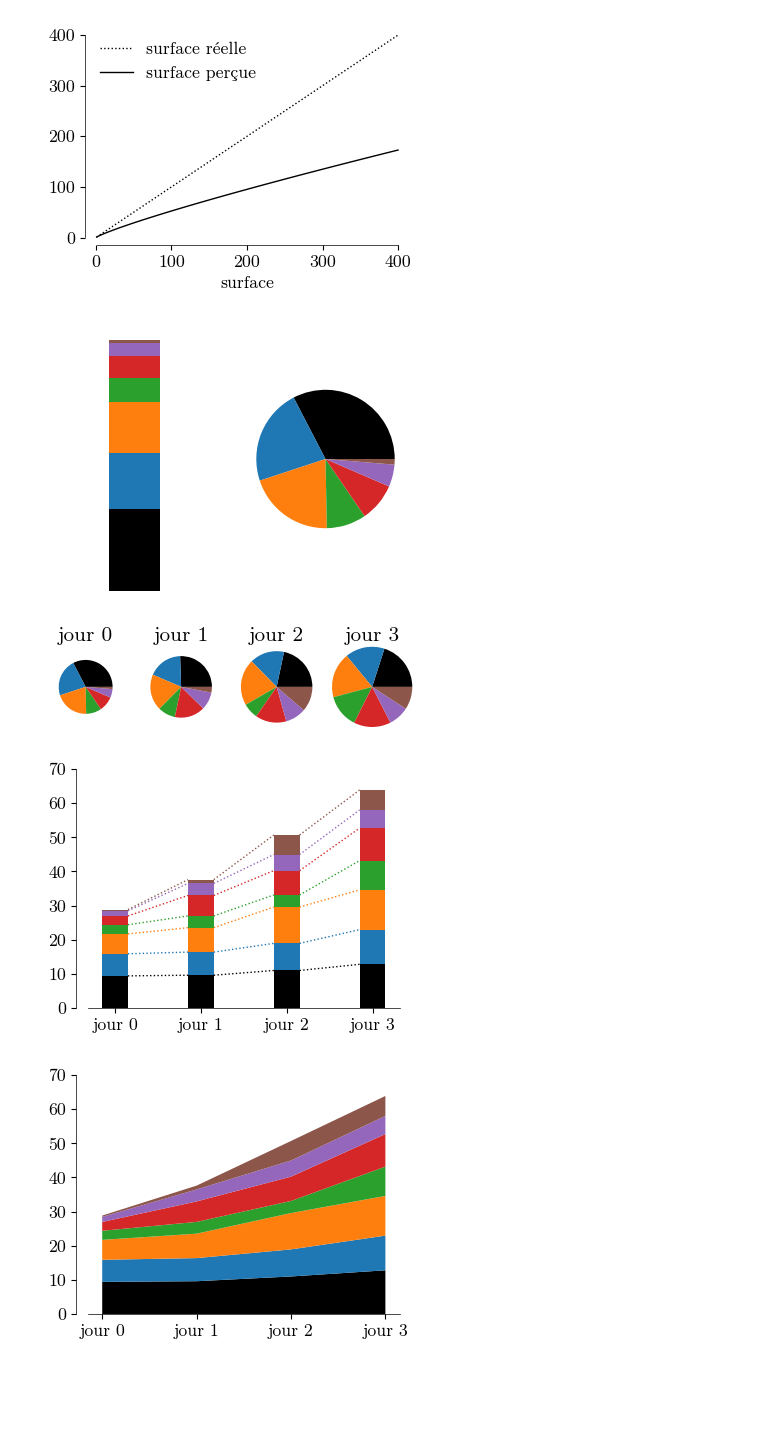
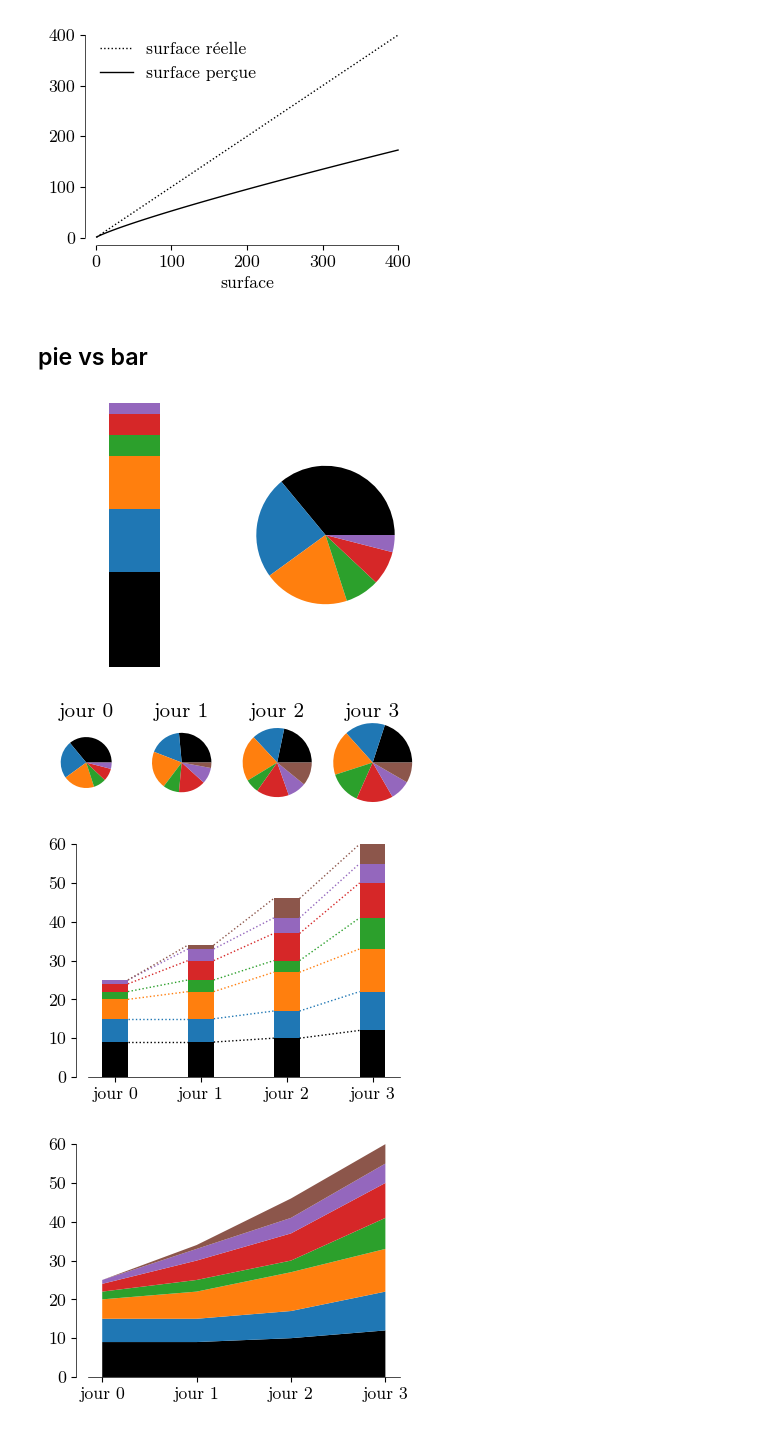
Before and after one commit to ninivert/abradatabra, a Jupyter notebook: graphs/comic1/comic1.ipynb, the cells around one changed output. Drawn from its saved outputs; the diff is of its cells as text; code cells hidden in the pictures; blank space fills up the shorter version.

```diff
--- a/graphs/comic1/comic1.ipynb
+++ b/graphs/comic1/comic1.ipynb
@@ -209,12 +211,15 @@ fig.savefig('fig10.png', transparent=True)
 fig.savefig('fig10.svg', transparent=True)
 # %% [output]
 [figure]
+# %% [markdown]
+## pie vs bar
 # %%
 np.random.seed(0)
 x = np.empty((4, 7))
 x[0, :] = np.sort(np.random.lognormal(size=7))[::-1]
 for idx in range(1, x.shape[0]):
 	x[idx, :] = x[idx-1, :] + np.abs(np.random.normal(loc=0.5, scale=2, size=7))
+x = x.astype(int)
 
 plt.close('all')
 fig, ax = plt.subplots(ncols=2)
@@ -245,36 +250,36 @@ for bar in bars:
 	for idx in range(len(bar.patches)-1):
 		r1, r2 = bar.patches[idx], bar.patches[idx+1]
 		b1, b2 = r1.get_bbox(), r2.get_bbox()
 		ax.plot(
 			[b1.xmax, b2.xmin], [b1.ymax, b2.ymax],
 			linestyle='dotted',
 			color=r1.get_facecolor()
 		)
 ax.set_xticks(np.arange(x.shape[0]))
 ax.set_xticklabels([f'jour {i}' for i in np.arange(x.shape[0])])
 breathe(ax, 'x')
-ax.set_ylim((0, 70))
+ax.set_ylim((0, 60))
 plt.show()
 fig.savefig('fig13.png', transparent=True)
 fig.savefig('fig13.svg', transparent=True)
 
 plt.close('all')
 fig, ax = plt.subplots(dpi=100)
 for idc in range(x.shape[1]):
 	ax.fill_between(
 		np.arange(x.shape[0]),
 		np.sum(x[:, :idc], axis=1) if idc > 0 else np.zeros_like(x[:, idc]),
 		np.sum(x[:, :idc+1], axis=1)
 	)
 ax.set_xticks(np.arange(x.shape[0]))
 ax.set_xticklabels([f'jour {i}' for i in np.arange(x.shape[0])])
 breathe(ax, 'x')
-ax.set_ylim((0, 70))
+ax.set_ylim((0, 60))
 plt.show()
 fig.savefig('fig14.png', transparent=True)
 fig.savefig('fig14.svg', transparent=True)
 # %% [output]
-[figure, old version]
+[figure, new version]
-[figure, old version]
+[figure, new version]
-[figure, old version]
+[figure, new version]
-[figure, old version]
+[figure, new version]
```
Also changed, not shown: parts of 9 cells of this notebook, 19 other files.
